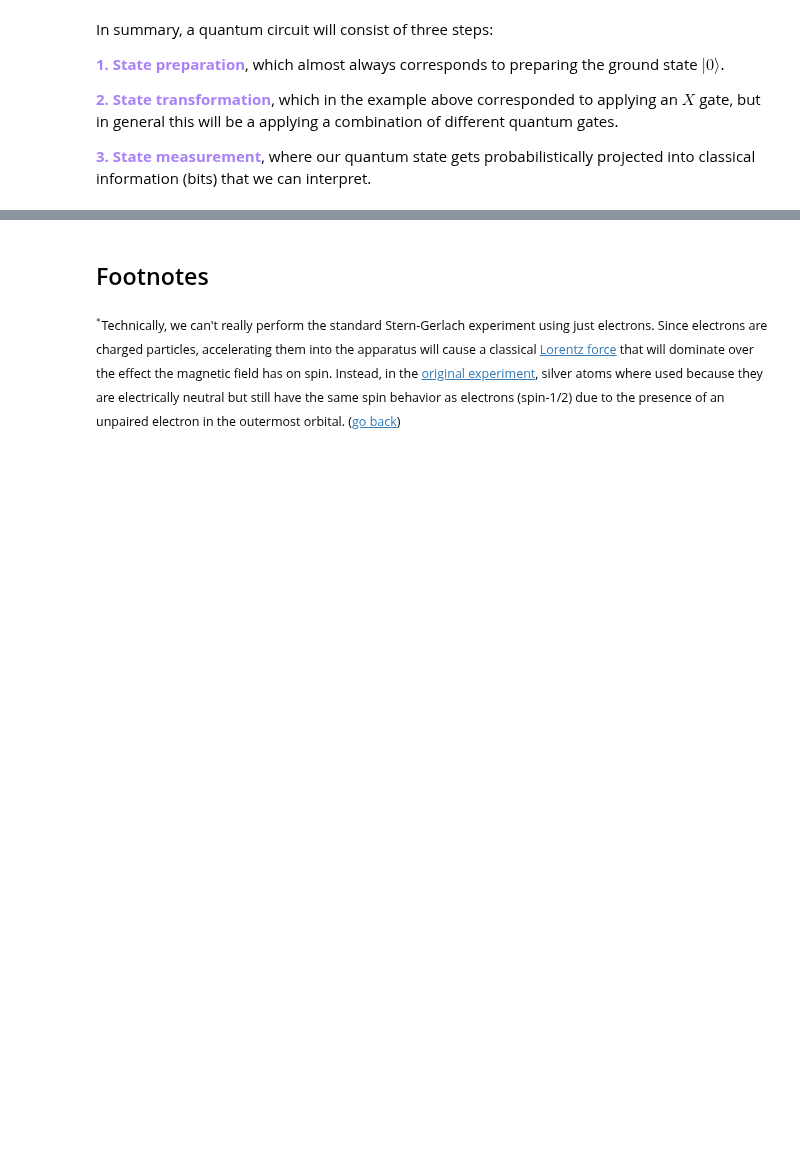
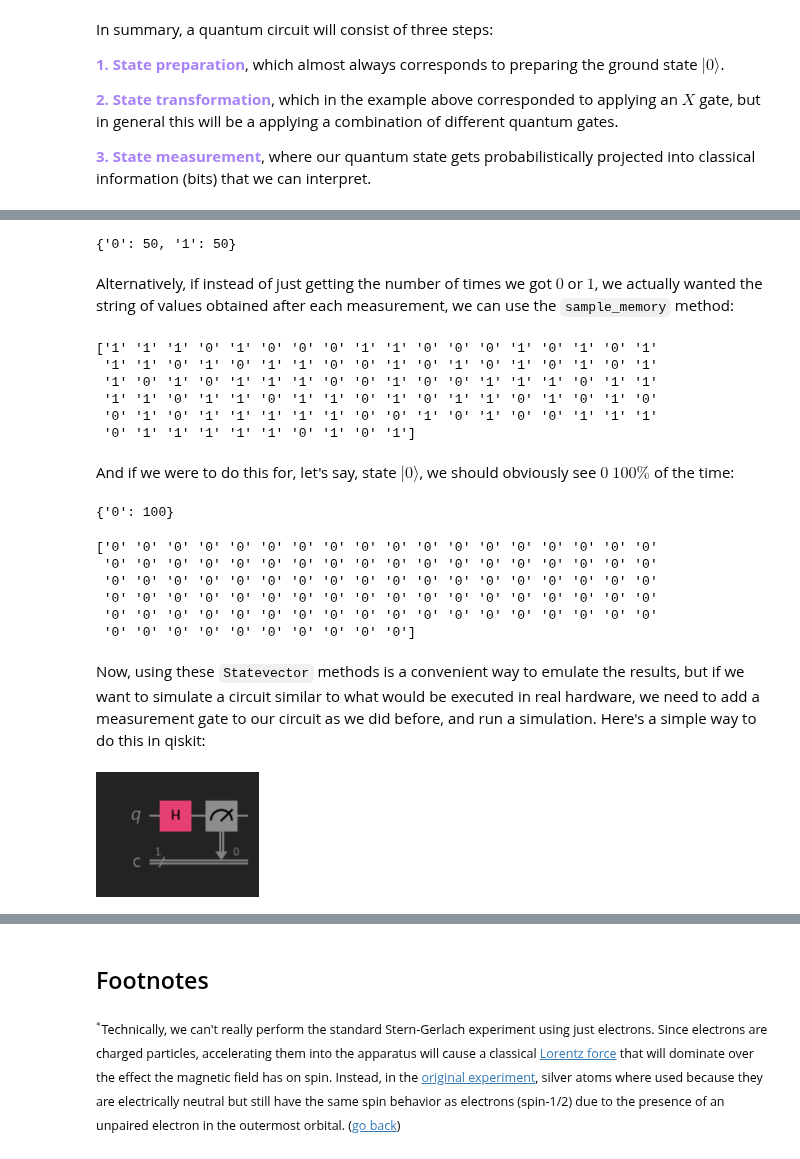
Before and after one commit to learn-quantum/lqc-textbook, a Jupyter notebook: _sources/chapters/02_quantum_computing/02_01_bits_to_qubits.ipynb, the cells around one changed output, grey strips where cells are left out. Cells and saved outputs as stored; diff of their text form; code cells hidden in the pictures; blank space fills up the shorter version.

```diff
--- a/_sources/chapters/02_quantum_computing/02_01_bits_to_qubits.ipynb
+++ b/_sources/chapters/02_quantum_computing/02_01_bits_to_qubits.ipynb
@@ -383,0 +469,43 @@ qc.draw()
+# %%
+plus_counts = plus.sample_counts(100)
+print(plus_counts)
+# %% [output]
+{'0': 50, '1': 50}
+# %% [markdown]
+Alternatively, if instead of just getting the number of times we got $0$ or $1$, we actually wanted the string of values obtained after each measurement, we can use the `sample_memory` method:
+# %%
+plus_samples = plus.sample_memory(100)
+print(plus_samples)
+# %% [output]
+['1' '1' '1' '0' '1' '0' '0' '0' '1' '1' '0' '0' '0' '1' '0' '1' '0' '1'
+ '1' '1' '0' '1' '0' '1' '1' '0' '0' '1' '0' '1' '0' '1' '0' '1' '0' '1'
+ '1' '0' '1' '0' '1' '1' '1' '0' '0' '1' '0' '0' '1' '1' '1' '0' '1' '1'
+ '1' '1' '0' '1' '1' '0' '1' '1' '0' '1' '0' '1' '1' '0' '1' '0' '1' '0'
+ '0' '1' '0' '1' '1' '1' '1' '1' '0' '0' '1' '0' '1' '0' '0' '1' '1' '1'
+ '0' '1' '1' '1' '1' '1' '0' '1' '0' '1']
+# %% [markdown]
+And if we were to do this for, let's say, state $|0\rangle$, we should obviously see $0$ $100\%$ of the time:
+# %%
+zero_counts = zero.sample_counts(100)
+print(zero_counts)
+# %% [output]
+{'0': 100}
+# %%
+zero_samples = zero.sample_memory(100)
+print(zero_samples)
+# %% [output]
+['0' '0' '0' '0' '0' '0' '0' '0' '0' '0' '0' '0' '0' '0' '0' '0' '0' '0'
+ '0' '0' '0' '0' '0' '0' '0' '0' '0' '0' '0' '0' '0' '0' '0' '0' '0' '0'
+ '0' '0' '0' '0' '0' '0' '0' '0' '0' '0' '0' '0' '0' '0' '0' '0' '0' '0'
+ '0' '0' '0' '0' '0' '0' '0' '0' '0' '0' '0' '0' '0' '0' '0' '0' '0' '0'
+ '0' '0' '0' '0' '0' '0' '0' '0' '0' '0' '0' '0' '0' '0' '0' '0' '0' '0'
+ '0' '0' '0' '0' '0' '0' '0' '0' '0' '0']
+# %% [markdown]
+Now, using these `Statevector` methods is a convenient way to emulate the results, but if we want to simulate a circuit similar to what would be executed in real hardware, we need to add a measurement gate to our circuit as we did before, and run a simulation. Here's a simple way to do this in qiskit:
+# %%
+qc_hm = QuantumCircuit(1,1)  # Create circuit object with 1 qubitt
+qc_hm.h(0)                   # Add H gate to circuit
+qc_hm.measure(0,0)           # Add measurement gate between qubit 0 and bit 0
+qc_hm.draw()
+# %% [output]
+[figure, added]
```
Also changed, not shown: parts of 20 cells of this notebook, 7 other files.
